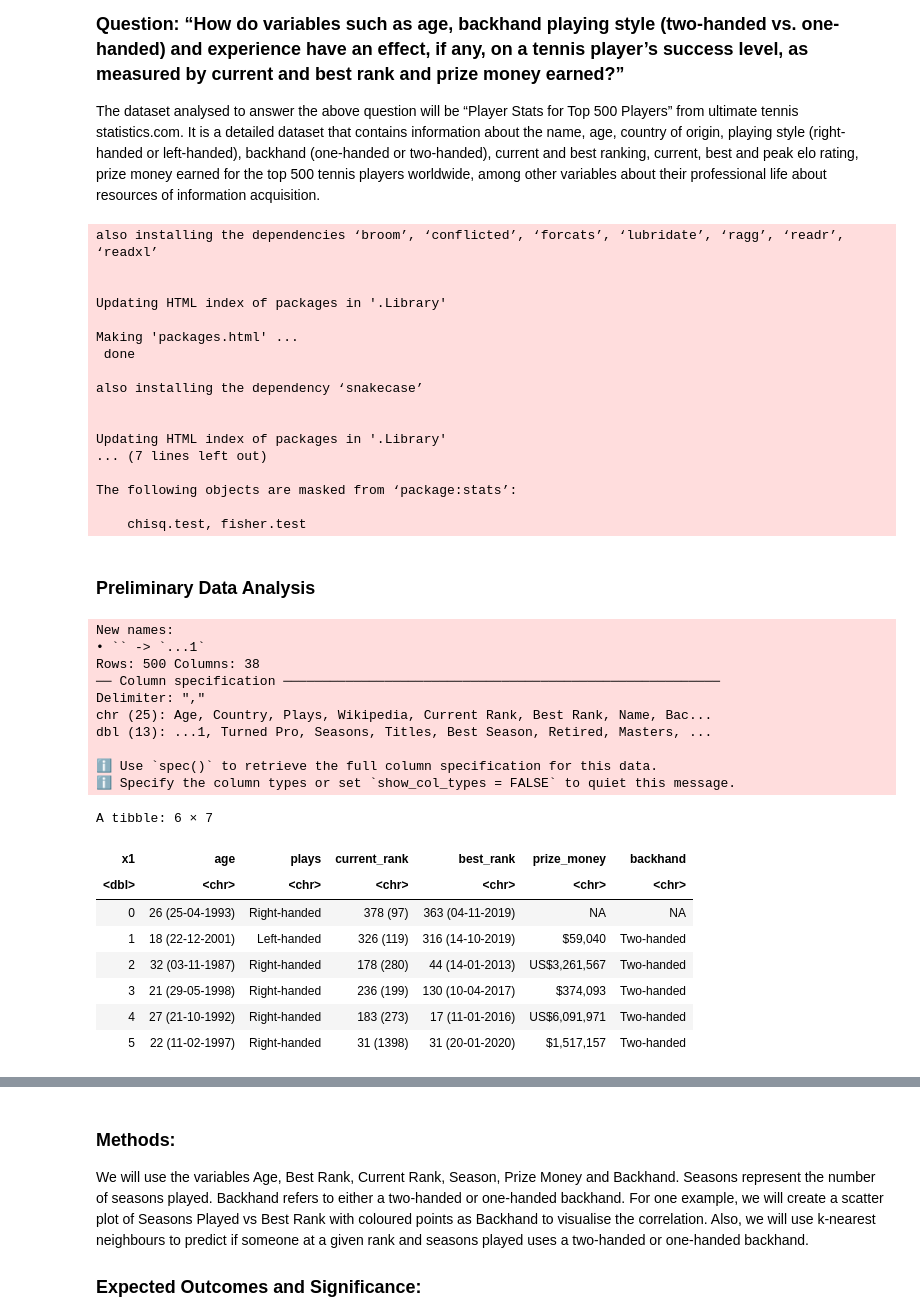
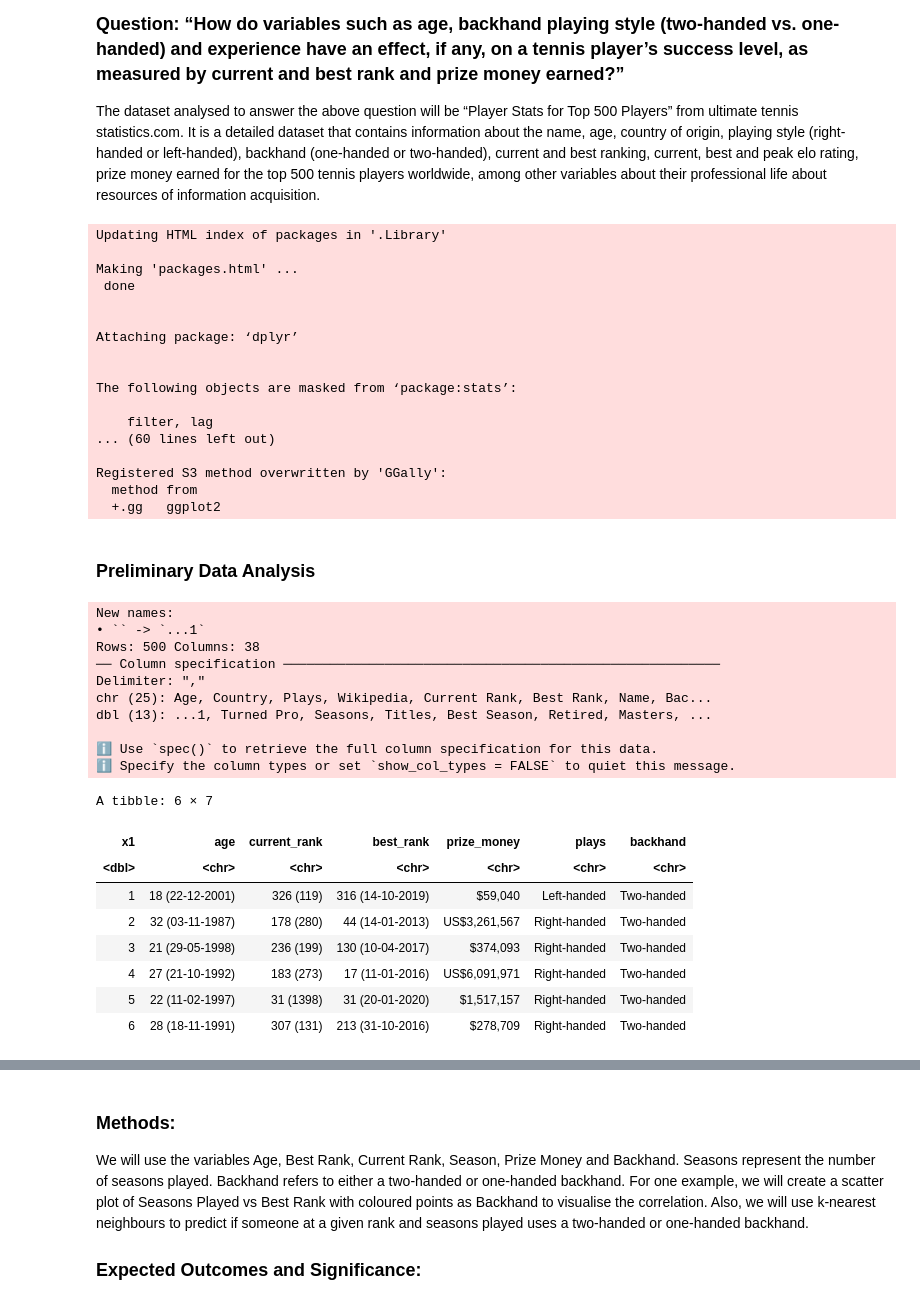
Before and after one commit to aejessen/DSCI100_project, a Jupyter notebook: project.ipynb, the cells around one changed output, grey strips where cells are left out. Drawn from its saved outputs; the diff is of its cells as text; code cells hidden in the pictures.

```diff
--- a/project.ipynb
+++ b/project.ipynb
@@ -14,68 +14,78 @@ Tennis is a racquet sport played between one another or teams of 2 opposing each
 
 The dataset analysed to answer the above question will be “Player Stats for Top 500 Players” from ultimate tennis statistics.com. It is a detailed dataset that contains information about the name, age, country of origin, playing style (right-handed or left-handed), backhand (one-handed or two-handed), current and best ranking, current, best and peak elo rating, prize money earned for the top 500 tennis players worldwide, among other variables about their professional life about resources of information acquisition.
 # %%
+install.packages("rlang")
 #install.packages("readr")
 #install.packages("dplyr")
 #install.packages("ggplot2")
 #install.packages("tidyverse")
 #install.packages("rvest")
 #install.packages("janitor")
+#install.packages("GGally")
+#install.packages("ISLR")
+#install.packages("tidymodels")
 
 library(rlang)
 library(dplyr)
 library(tidyverse)
+library(tidymodels)
 library(janitor)
+library(rsample)
+library(ggplot2)
+library(repr)
+library(GGally)
+library(ISLR)
 # %% [output]
-also installing the dependencies ‘broom’, ‘conflicted’, ‘forcats’, ‘lubridate’, ‘ragg’, ‘readr’, ‘readxl’
-
-
 Updating HTML index of packages in '.Library'
 
 Making 'packages.html' ...
  done
 
-also installing the dependency ‘snakecase’
 
+Attaching package: ‘dplyr’
 
-Updating HTML index of packages in '.Library'
-... (7 lines left out)
 
 The following objects are masked from ‘package:stats’:
 
-    chisq.test, fisher.test
+    filter, lag
+... (60 lines left out)
+
+Registered S3 method overwritten by 'GGally':
+  method from
+  +.gg   ggplot2
 # %% [markdown]
 ### Preliminary Data Analysis
 # %%
 # Download the tennis data file from the web into a local .csv file, then tidy the data specific for our analysis
 
 # Make sure this "#" below is removed before submission  !!!!!   (leave for testing for now)
 #download.file("https://drive.google.com/uc?export=download&id=1_MECmUXZuuILYeEOfonSGqodW6qVdhsS","player_stats.csv")
 tennis_data <- read_csv("player_stats.csv")
 tennis_data_tidy <- tennis_data |>
     select(-Wikipedia) |>
     clean_names() |>
-    select(x1, age, plays, current_rank, best_rank, prize_money, backhand)
+    select(x1, age, current_rank, best_rank, prize_money, plays, backhand) |>
+    na.omit()
 
 head(tennis_data_tidy)
-#tail(tennis_data_tidy)
 # %% [output]
 New names:
 • `` -> `...1`
 Rows: 500 Columns: 38
 ── Column specification ────────────────────────────────────────────────────────
 Delimiter: ","
 chr (25): Age, Country, Plays, Wikipedia, Current Rank, Best Rank, Name, Bac...
 dbl (13): ...1, Turned Pro, Seasons, Titles, Best Season, Retired, Masters, ...
 
 ℹ Use `spec()` to retrieve the full column specification for this data.
 ℹ Specify the column types or set `show_col_types = FALSE` to quiet this message.
 A tibble: 6 × 7
-| x1 | age | plays | current_rank | best_rank | prize_money | backhand |
+| x1 | age | current_rank | best_rank | prize_money | plays | backhand |
 | <dbl> | <chr> | <chr> | <chr> | <chr> | <chr> | <chr> |
-| 0 | 26 (25-04-1993) | Right-handed | 378 (97) | 363 (04-11-2019) | NA | NA |
-| 1 | 18 (22-12-2001) | Left-handed | 326 (119) | 316 (14-10-2019) | $59,040 | Two-handed |
-| 2 | 32 (03-11-1987) | Right-handed | 178 (280) | 44 (14-01-2013) | US$3,261,567 | Two-handed |
-| 3 | 21 (29-05-1998) | Right-handed | 236 (199) | 130 (10-04-2017) | $374,093 | Two-handed |
-| 4 | 27 (21-10-1992) | Right-handed | 183 (273) | 17 (11-01-2016) | US$6,091,971 | Two-handed |
-| 5 | 22 (11-02-1997) | Right-handed | 31 (1398) | 31 (20-01-2020) | $1,517,157 | Two-handed |
+| 1 | 18 (22-12-2001) | 326 (119) | 316 (14-10-2019) | $59,040 | Left-handed | Two-handed |
+| 2 | 32 (03-11-1987) | 178 (280) | 44 (14-01-2013) | US$3,261,567 | Right-handed | Two-handed |
+| 3 | 21 (29-05-1998) | 236 (199) | 130 (10-04-2017) | $374,093 | Right-handed | Two-handed |
+| 4 | 27 (21-10-1992) | 183 (273) | 17 (11-01-2016) | US$6,091,971 | Right-handed | Two-handed |
+| 5 | 22 (11-02-1997) | 31 (1398) | 31 (20-01-2020) | $1,517,157 | Right-handed | Two-handed |
+| 6 | 28 (18-11-1991) | 307 (131) | 213 (31-10-2016) | $278,709 | Right-handed | Two-handed |
 # %%
```
Also changed, not shown: parts of 5 cells of this notebook.
